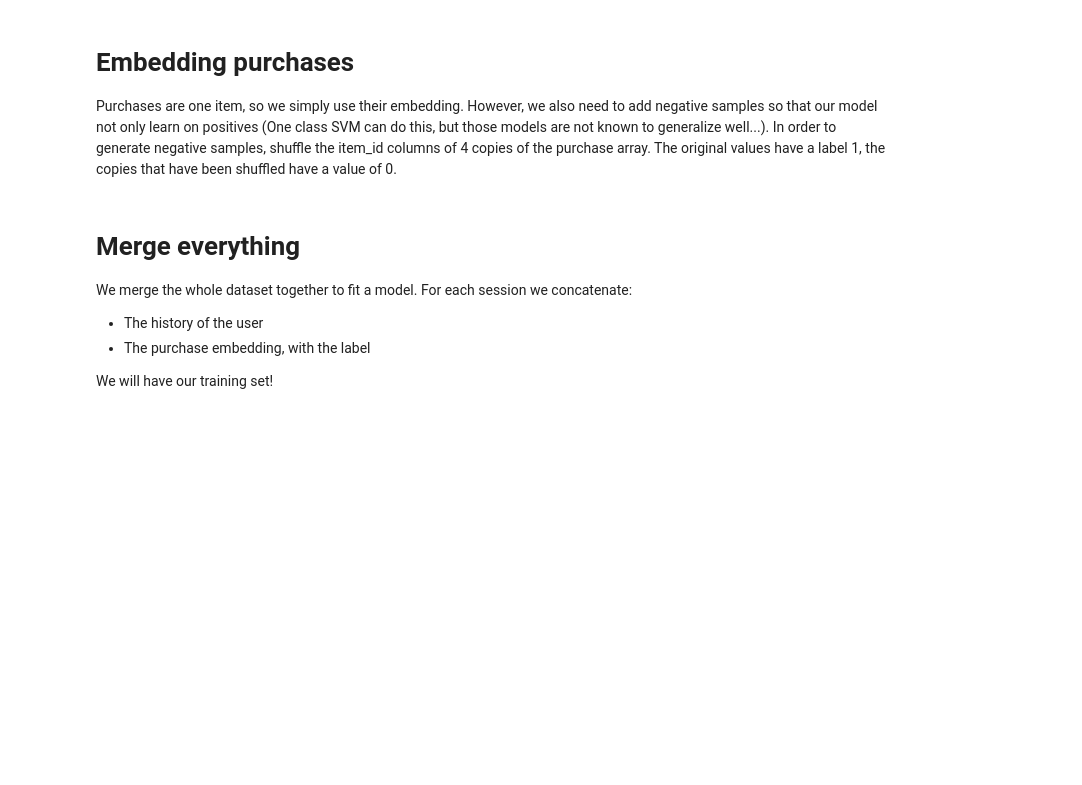
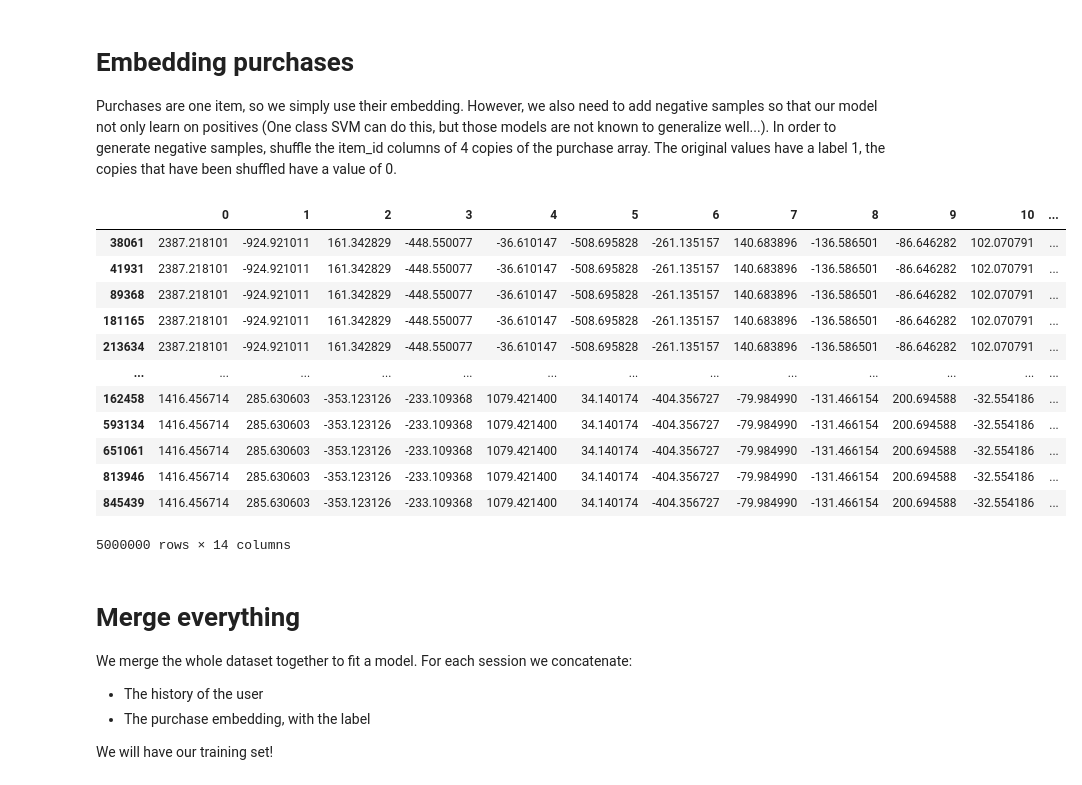
Before and after one commit to spdy07/newMerch, a Jupyter notebook: TP4_Exploring_Dressipi_Subject.ipynb, the cells around one changed output. Drawn from its saved outputs; the diff is of its cells as text; code cells hidden in the pictures; blank space fills up the shorter version.

```diff
--- a/TP4_Exploring_Dressipi_Subject.ipynb
+++ b/TP4_Exploring_Dressipi_Subject.ipynb
@@ -249,9 +249,28 @@ sample
 # %% [markdown]
 # Embedding purchases
 Purchases are one item, so we simply use their embedding. However, we also need to add negative samples so that our model not only learn on positives (One class SVM can do this, but those models are not known to generalize well...). In order to generate negative samples, shuffle the item_id columns of 4 copies of the purchase array. The original values have a label 1, the copies that have been shuffled have a value of 0.
+# %%
+negative_train_purchases = pd.concat([train_purchases] * 4)
+negative_train_purchases["y"] = 0
+train_purchases["y"] = 1
+all_purchases = pd.concat([train_purchases, negative_train_purchases])
 # %%
-all_purchases = df.merge(all_purchases, right_on='item_id', left_index=True).drop('item_id', axis=1)
+all_purchases = df.merge(all_purchases, right_on='item_id', left_index=True).drop(['item_id', 'item_id_x', 'item_id_y', 'date'], axis=1)
 all_purchases
+# %% [output]
+|  | 0 | 1 | 2 | 3 | 4 | 5 | 6 | 7 | 8 | 9 | 10 | ... |
+| 38061 | 2387.218101 | -924.921011 | 161.342829 | -448.550077 | -36.610147 | -508.695828 | -261.135157 | 140.683896 | -136.586501 | -86.646282 | 102.070791 | ... |
+| 41931 | 2387.218101 | -924.921011 | 161.342829 | -448.550077 | -36.610147 | -508.695828 | -261.135157 | 140.683896 | -136.586501 | -86.646282 | 102.070791 | ... |
+| 89368 | 2387.218101 | -924.921011 | 161.342829 | -448.550077 | -36.610147 | -508.695828 | -261.135157 | 140.683896 | -136.586501 | -86.646282 | 102.070791 | ... |
+| 181165 | 2387.218101 | -924.921011 | 161.342829 | -448.550077 | -36.610147 | -508.695828 | -261.135157 | 140.683896 | -136.586501 | -86.646282 | 102.070791 | ... |
+| 213634 | 2387.218101 | -924.921011 | 161.342829 | -448.550077 | -36.610147 | -508.695828 | -261.135157 | 140.683896 | -136.586501 | -86.646282 | 102.070791 | ... |
+| ... | ... | ... | ... | ... | ... | ... | ... | ... | ... | ... | ... | ... |
+| 162458 | 1416.456714 | 285.630603 | -353.123126 | -233.109368 | 1079.421400 | 34.140174 | -404.356727 | -79.984990 | -131.466154 | 200.694588 | -32.554186 | ... |
+| 593134 | 1416.456714 | 285.630603 | -353.123126 | -233.109368 | 1079.421400 | 34.140174 | -404.356727 | -79.984990 | -131.466154 | 200.694588 | -32.554186 | ... |
+| 651061 | 1416.456714 | 285.630603 | -353.123126 | -233.109368 | 1079.421400 | 34.140174 | -404.356727 | -79.984990 | -131.466154 | 200.694588 | -32.554186 | ... |
+| 813946 | 1416.456714 | 285.630603 | -353.123126 | -233.109368 | 1079.421400 | 34.140174 | -404.356727 | -79.984990 | -131.466154 | 200.694588 | -32.554186 | ... |
+| 845439 | 1416.456714 | 285.630603 | -353.123126 | -233.109368 | 1079.421400 | 34.140174 | -404.356727 | -79.984990 | -131.466154 | 200.694588 | -32.554186 | ... |
+5000000 rows × 14 columns
 # %%
 del train_purchases, negative_train_purchases
 # %% [markdown]
```
Also changed, not shown: parts of 2 cells of this notebook.
